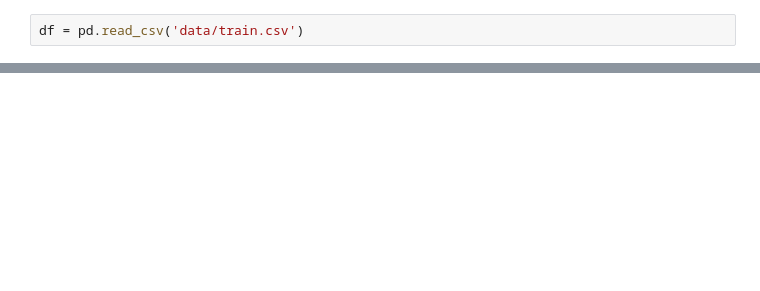
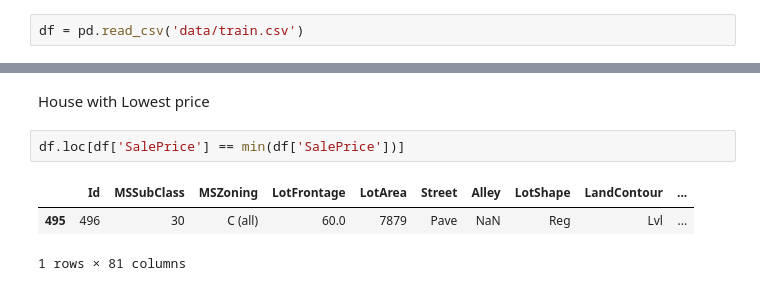
Before and after one commit to UbaleSachin/Housing-Prices, a Jupyter notebook: notebook/EDA.ipynb, the cells around one changed output, grey strips where cells are left out. Drawn from its saved outputs; the diff is of its cells as text; blank space fills up the shorter version.

```diff
--- a/notebook/EDA.ipynb
+++ b/notebook/EDA.ipynb
@@ -35,0 +212,8 @@ df['LotArea'].nunique()
+# %% [markdown]
+House with Lowest price
+# %%
+df.loc[df['SalePrice'] == min(df['SalePrice'])]
+# %% [output]
+|  | Id | MSSubClass | MSZoning | LotFrontage | LotArea | Street | Alley | LotShape | LandContour | ... |
+| 495 | 496 | 30 | C (all) | 60.0 | 7879 | Pave | NaN | Reg | Lvl | ... |
+1 rows × 81 columns
```
Also changed, not shown: parts of 34 cells of this notebook, 6 other files.
